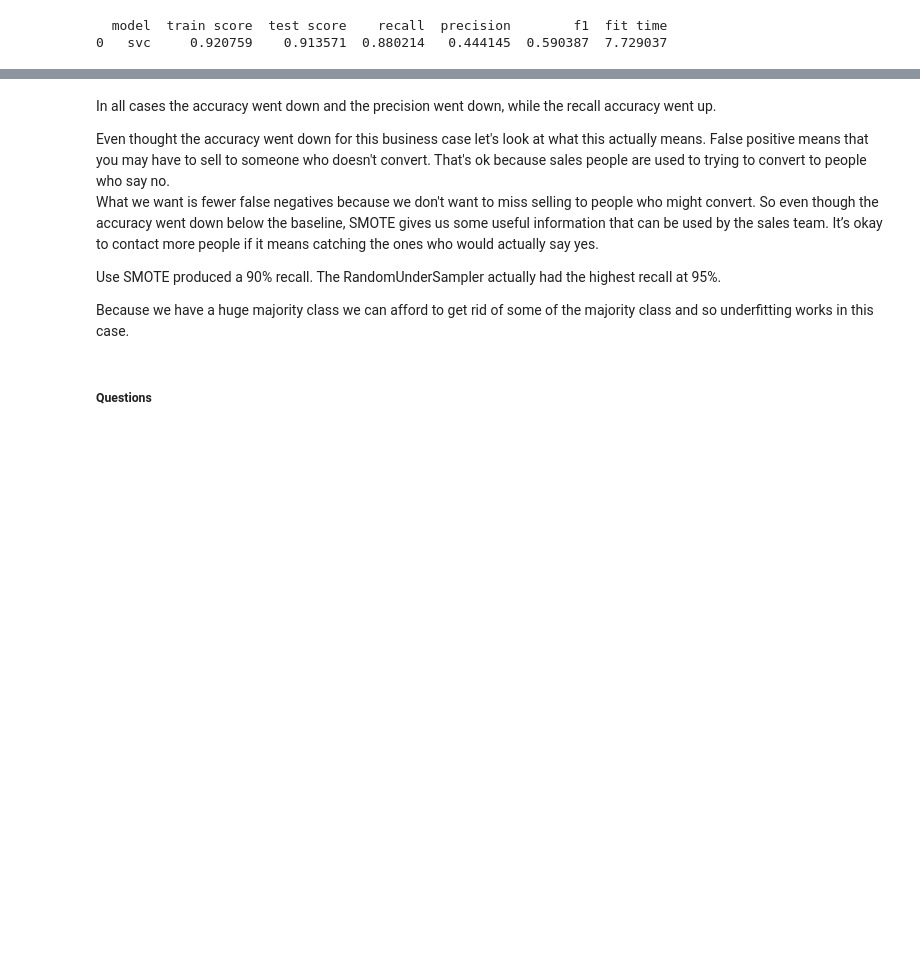
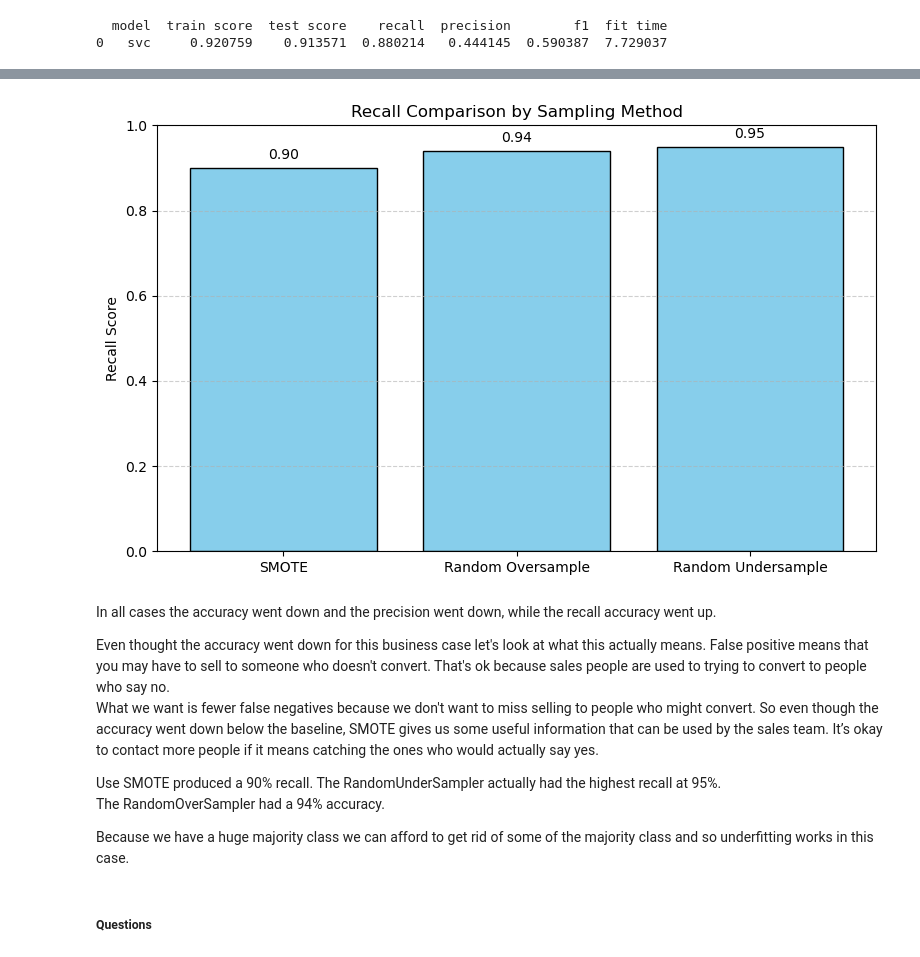
Before and after one commit to lorigreensmith06/AI_ML_practical_application_3, a Jupyter notebook: prompt_III.ipynb, the cells around one changed output, grey strips where cells are left out. Drawn from its saved outputs; the diff is of its cells as text; code cells hidden in the pictures; blank space fills up the shorter version.

```diff
--- a/prompt_III.ipynb
+++ b/prompt_III.ipynb
@@ -599,3 +643,26 @@ F1:         0.56
+# %%
+# Example recall values for 3 sampling strategies
+sampling_methods = ['SMOTE', 'Random Oversample', 'Random Undersample']
+recall_values = [0.90, 0.94, 0.95]  # Replace with your actual recall scores
+
+plt.figure(figsize=(8, 5))
+bars = plt.bar(sampling_methods, recall_values, color='skyblue', edgecolor='black')
+plt.ylim(0, 1.0)
+plt.title('Recall Comparison by Sampling Method')
+plt.ylabel('Recall Score')
+plt.grid(axis='y', linestyle='--', alpha=0.6)
+
+# Annotate bars
+for bar in bars:
+    yval = bar.get_height()
+    plt.text(bar.get_x() + bar.get_width()/2, yval + 0.02, f'{yval:.2f}', ha='center')
+
+plt.tight_layout()
+plt.savefig('images/sampling_results.png', dpi=300, bbox_inches='tight')
+
+plt.show()
+# %% [output]
+[figure, added]
 # %%
 None of the models performed better than without sampling.  I tried RandomOverSampler, RandomUnderSampler anad SMOTE.
 # %% [markdown]
@@ -610,6 +677,7 @@ It’s okay to contact more people if it means catching the ones who would actua
 
 Use SMOTE produced a 90% recall.
 The RandomUnderSampler actually had the highest recall at 95%.
+The RandomOverSampler had a 94% accuracy.
 
 Because we have a huge majority class we can afford to get rid of some of the majority class and so underfitting works in this case.
 # %% [markdown]
```
Also changed, not shown: parts of 6 cells of this notebook.
